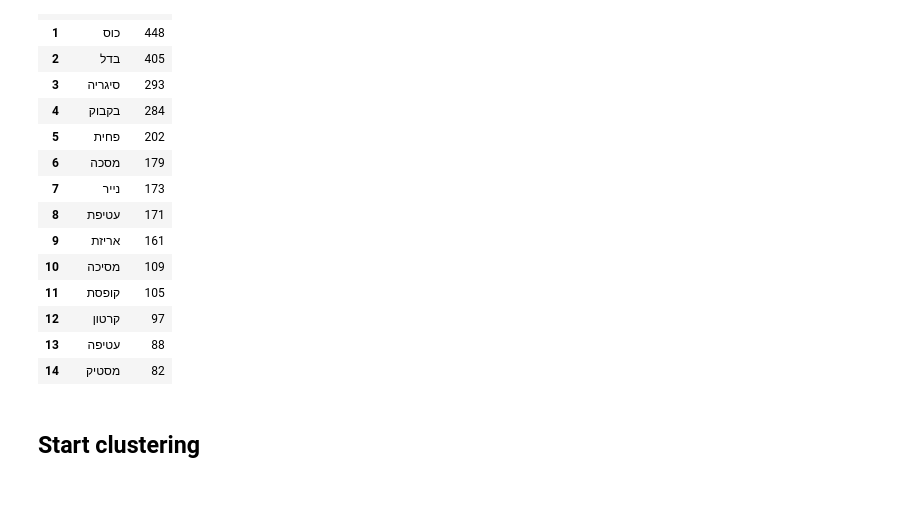
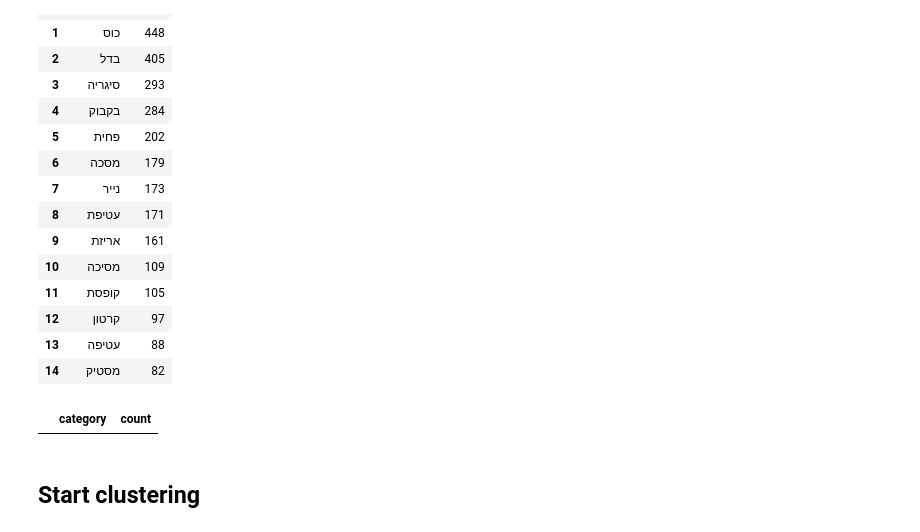
Before and after one commit to ColgateSmile/Visualization_Project_littering-incidents-Israel, a Jupyter notebook: master.ipynb, the cells around one changed output. Drawn from its saved outputs; the diff is of its cells as text; code cells hidden in the pictures; blank space fills up the shorter version.

```diff
--- a/master.ipynb
+++ b/master.ipynb
@@ -441,6 +441,10 @@ top_categories.head(15)
 | 12 | קרטון | 97 |
 | 13 | עטיפה | 88 |
 | 14 | מסטיק | 82 |
+# %%
+top_categories[(top_categories.category == 'אין')]
+# %% [output]
+|  | category | count |
 # %% [markdown]
 ## Start clustering
 <!-- unique_items[
```
Also changed, not shown: parts of 6 cells of this notebook.
